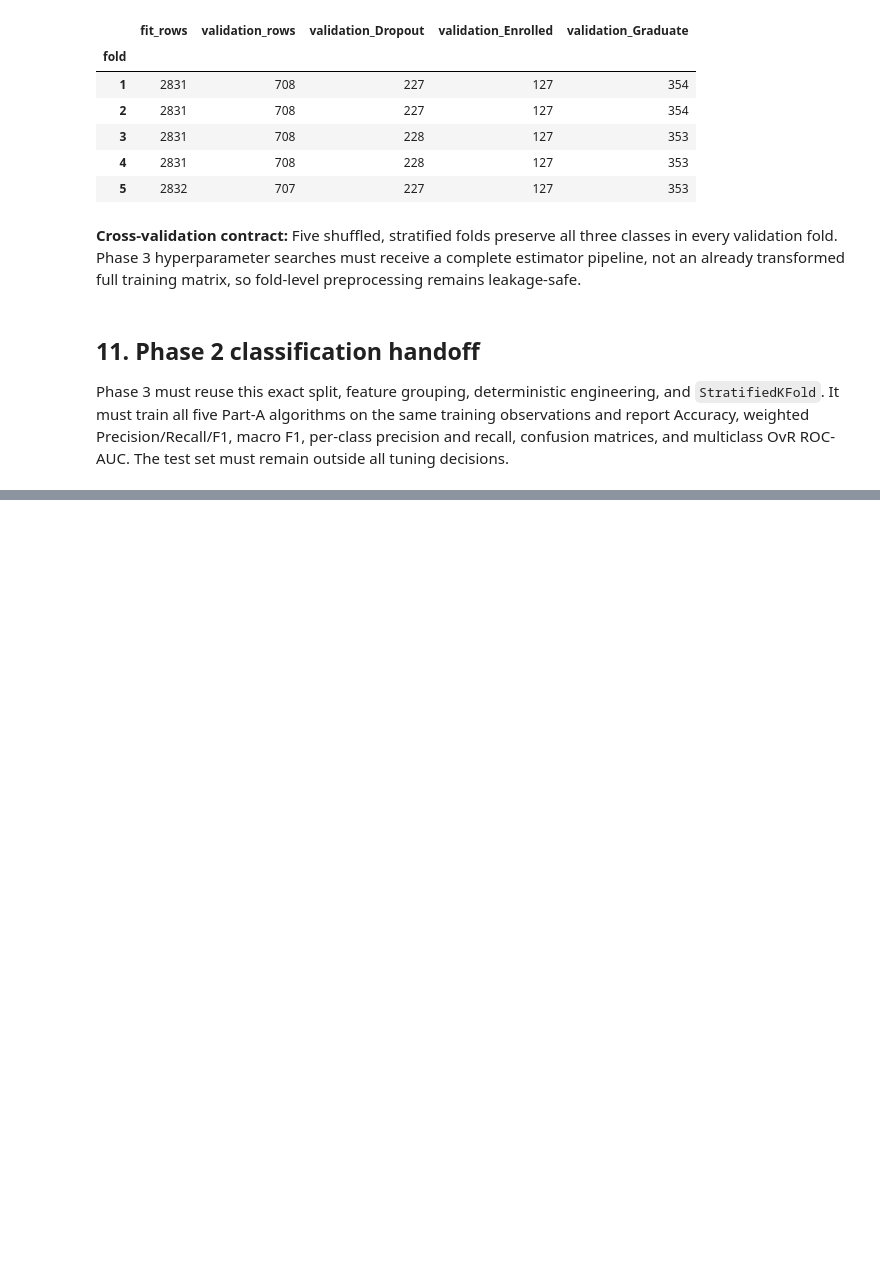
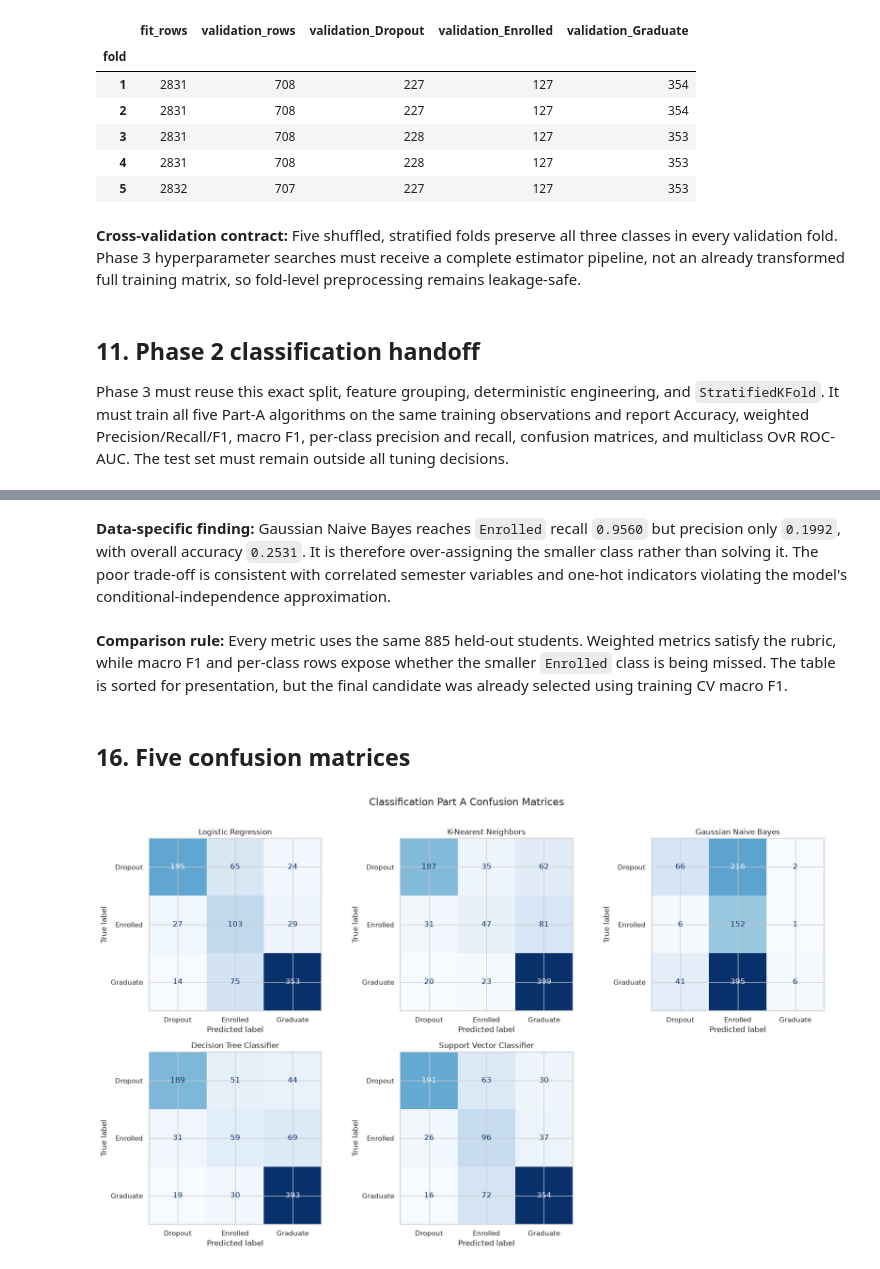
Before and after one commit to Shruhath/23CSE301-ML-Capstone, a Jupyter notebook: notebooks/classification.ipynb, the cells around one changed output, grey strips where cells are left out. Saved outputs shown, nothing was run; the diff lists cells and outputs as text; code cells hidden in the pictures; blank space fills up the shorter version.

Commit message:
Complete Classification Part A evaluation

```diff
--- a/notebooks/classification.ipynb
+++ b/notebooks/classification.ipynb
@@ -491,0 +847,38 @@ Phase 3 must reuse this exact split, feature grouping, deterministic engineering
+# %%
+gnb_overall = classification_comparison.set_index("Model").loc["Gaussian Naive Bayes"]
+gnb_enrolled = classification_per_class.query(
+    "Model == 'Gaussian Naive Bayes' and Class == 'Enrolled'"
+).iloc[0]
+display(
+    Markdown(
+        f"**Data-specific finding:** Gaussian Naive Bayes reaches `Enrolled` recall "
+        f"`{gnb_enrolled['Recall']:.4f}` but precision only `{gnb_enrolled['Precision']:.4f}`, "
+        f"with overall accuracy `{gnb_overall['Accuracy']:.4f}`. It is therefore "
+        "over-assigning the smaller class rather than solving it. The poor trade-off is "
+        "consistent with correlated semester variables and one-hot indicators violating the "
+        "model's conditional-independence approximation."
+    )
+)
+# %% [output]
+**Data-specific finding:** Gaussian Naive Bayes reaches `Enrolled` recall `0.9560` but precision only `0.1992`, with overall accuracy `0.2531`. It is therefore over-assigning the smaller class rather than solving it. The poor trade-off is consistent with correlated semester variables and one-hot indicators violating the model's conditional-independence approximation.
+# %% [markdown]
+**Comparison rule:** Every metric uses the same 885 held-out students. Weighted metrics satisfy the rubric, while macro F1 and per-class rows expose whether the smaller `Enrolled` class is being missed. The table is sorted for presentation, but the final candidate was already selected using training CV macro F1.
+# %% [markdown]
+## 16. Five confusion matrices
+# %%
+fig, axes = plt.subplots(2, 3, figsize=(17, 10))
+for axis, (name, predictions) in zip(
+    axes.flat,
+    classification_predictions.items(),
+):
+    matrix = confusion_matrix(y_test, predictions, labels=class_order)
+    ConfusionMatrixDisplay(matrix, display_labels=class_order).plot(
+        ax=axis, cmap="Blues", colorbar=False, values_format="d"
+    )
+    axis.set_title(name)
+axes.flat[-1].axis("off")
+fig.suptitle("Classification Part A Confusion Matrices", fontsize=16, y=1.01)
+plt.tight_layout()
+plt.show()
+# %% [output]
+[figure, added]
```
Also changed, not shown: parts of 31 cells of this notebook, 5 other files.
